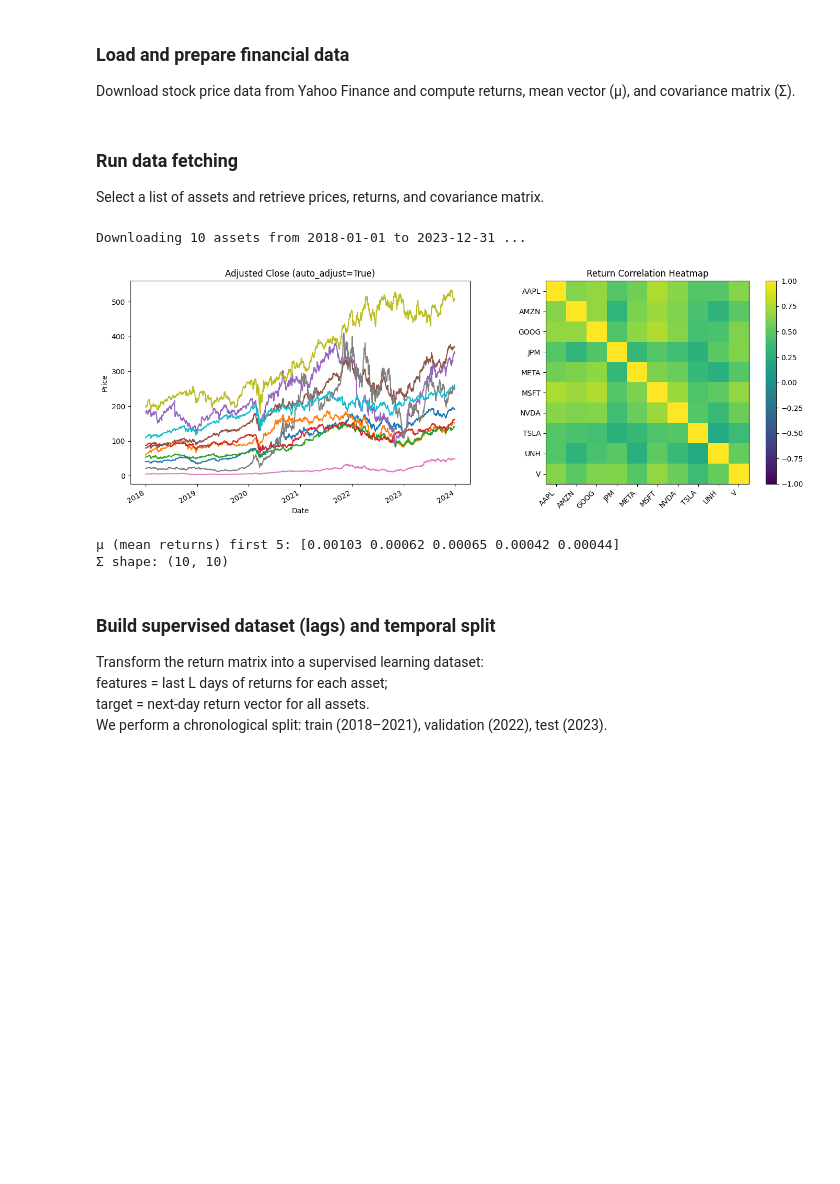
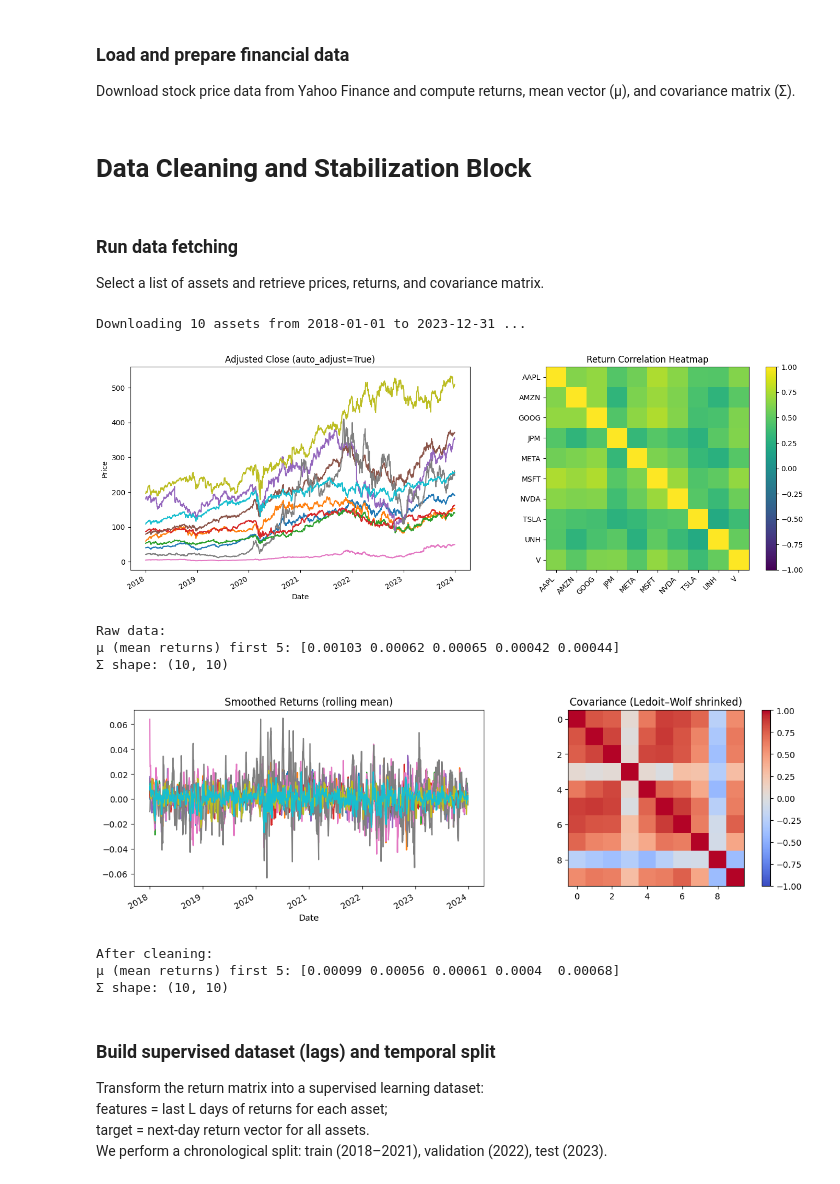
Before and after one commit to Paolaloi/DFL_thesis, a Jupyter notebook: DFL_main.ipynb, the cells around one changed output. Saved outputs shown, nothing was run; the diff lists cells and outputs as text; code cells hidden in the pictures; blank space fills up the shorter version.

```diff
--- a/DFL_main.ipynb
+++ b/DFL_main.ipynb
@@ -28,6 +34,7 @@ except ImportError:
 ### Load and prepare financial data
 Download stock price data from Yahoo Finance and compute returns, mean vector (μ), and covariance matrix (Σ).
 # %%
+from sklearn.covariance import LedoitWolf
 def get_portfolio_data(tickers, start="2018-01-01", end="2023-12-31", freq="1d", visualize=True):
     print(f"Downloading {len(tickers)} assets from {start} to {end} ...")
     data = yf.download(
@@ -69,11 +76,6 @@ def get_portfolio_data(tickers, start="2018-01-01", end="2023-12-31", freq="1d",
     mu = returns.mean().values
     Sigma = returns.cov().values
 
-    prices.to_csv("data/raw/prices.csv")
-    returns.to_csv("data/processed/returns.csv")
-    pd.DataFrame(mu, index=returns.columns, columns=["mu"]).to_csv("data/processed/mu.csv")
-    pd.DataFrame(Sigma, index=returns.columns, columns=returns.columns).to_csv("data/processed/Sigma.csv")
-
     if visualize:
         fig, axes = plt.subplots(1, 2, figsize=(14, 5))
         prices.plot(ax=axes[0], legend=False)
@@ -87,27 +89,64 @@ def get_portfolio_data(tickers, start="2018-01-01", end="2023-12-31", freq="1d",
         plt.tight_layout(); plt.show()
 
     return prices, returns, mu, Sigma
+# %% [markdown]
+# Data Cleaning and Stabilization Block
+# %%
+def clean_and_stabilize_data(returns, window=5, winsorize_limit=0.02, visualize=True):
+    clipped = returns.clip(lower=returns.quantile(winsorize_limit),
+                           upper=returns.quantile(1 - winsorize_limit), axis=1)
+    smoothed = clipped.rolling(window=window, min_periods=1).mean()
+    mu_clean = smoothed.mean().values
+    lw = LedoitWolf().fit(smoothed.dropna())
+    Sigma_clean = lw.covariance_
+
+    if visualize:
+        fig, axes = plt.subplots(1, 2, figsize=(12, 4))
+        smoothed.plot(ax=axes[0], legend=False)
+        axes[0].set_title("Smoothed Returns (rolling mean)")
+        corr = pd.DataFrame(Sigma_clean, index=returns.columns, columns=returns.columns).corr()
+        im = axes[1].imshow(corr, vmin=-1, vmax=1, cmap="coolwarm")
+        axes[1].set_title("Covariance (Ledoit–Wolf shrinked)")
+        plt.colorbar(im, ax=axes[1])
+        plt.tight_layout()
+        plt.show()
+
+    return smoothed, mu_clean, Sigma_clean
 # %% [markdown]
 ### Run data fetching
 Select a list of assets and retrieve prices, returns, and covariance matrix.
 # %%
+# 1️⃣ Scarico i dati grezzi
 tickers = ["AAPL", "MSFT", "AMZN", "GOOG", "META", "NVDA", "JPM", "TSLA", "UNH", "V"]
 
 prices, returns, mu, Sigma = get_portfolio_data(
     tickers=tickers,
     start="2018-01-01",
     end="2023-12-31",
     freq="1d",
     visualize=True
 )
 
-print("\nμ (mean returns) first 5:", np.round(mu[:5], 5))
+print("\nRaw data:")
+print("μ (mean returns) first 5:", np.round(mu[:5], 5))
 print("Σ shape:", Sigma.shape)
+
+# 2️⃣ Pulisco e stabilizzo i rendimenti
+returns_clean, mu, Sigma = clean_and_stabilize_data(returns, window=5, winsorize_limit=0.02, visualize=True)
+
+print("\nAfter cleaning:")
+print("μ (mean returns) first 5:", np.round(mu[:5], 5))
+print("Σ shape:", Sigma.shape)
 # %% [output]
 Downloading 10 assets from 2018-01-01 to 2023-12-31 ...
 [figure]
+Raw data:
 μ (mean returns) first 5: [0.00103 0.00062 0.00065 0.00042 0.00044]
 Σ shape: (10, 10)
+[figure, added]
+After cleaning:
+μ (mean returns) first 5: [0.00099 0.00056 0.00061 0.0004  0.00068]
+Σ shape: (10, 10)
 # %% [markdown]
 ### Build supervised dataset (lags) and temporal split
 Transform the return matrix into a supervised learning dataset:
```
Also changed, not shown: parts of 29 cells of this notebook.
